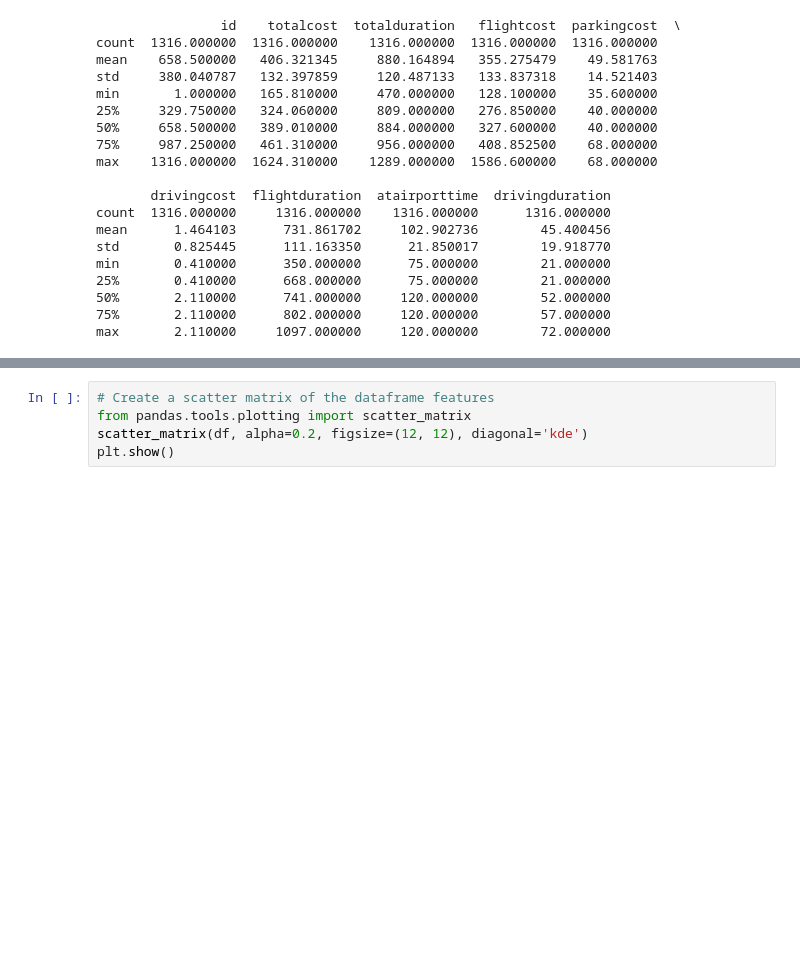
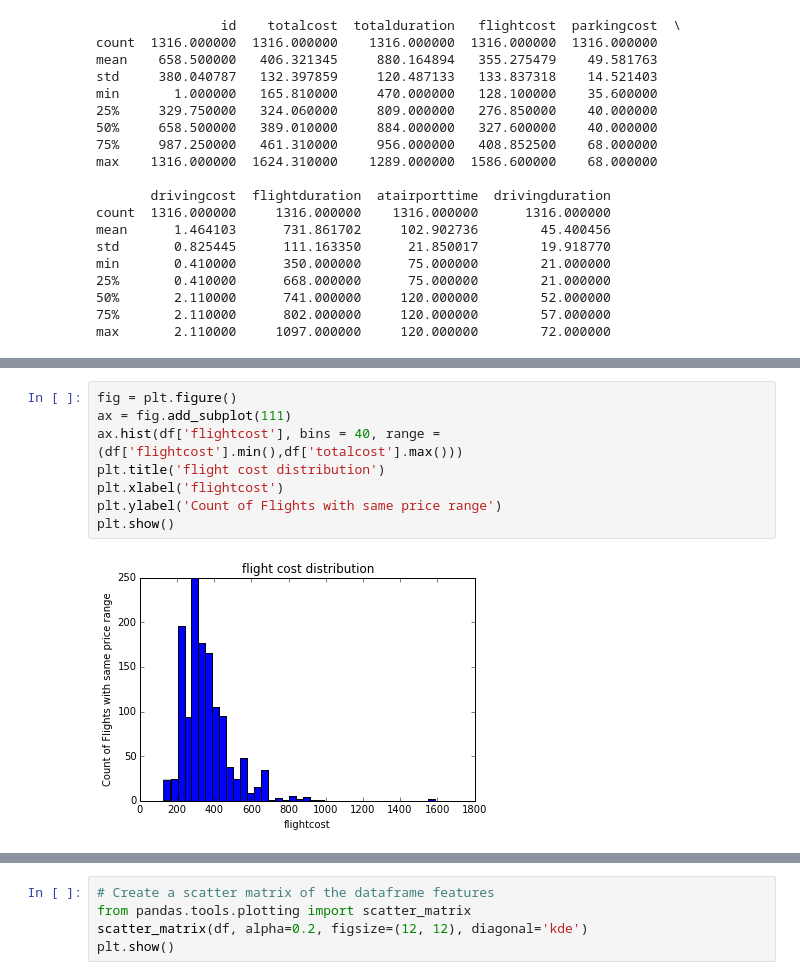
Before and after one commit to akatie/triptomizer, a Jupyter notebook: flightWithLowestCostFunction.ipynb, the cells around one changed output, grey strips where cells are left out. Drawn from its saved outputs; the diff is of its cells as text; blank space fills up the shorter version.

```diff
--- a/flightWithLowestCostFunction.ipynb
+++ b/flightWithLowestCostFunction.ipynb
@@ -89,0 +173,10 @@ Name: airport, dtype: int64
+# %%
+fig = plt.figure()
+ax = fig.add_subplot(111)
+ax.hist(df['flightcost'], bins = 40, range = (df['flightcost'].min(),df['totalcost'].max()))
+plt.title('flight cost distribution')
+plt.xlabel('flightcost')
+plt.ylabel('Count of Flights with same price range')
+plt.show()
+# %% [output]
+[figure, added]
```
Also changed, not shown: parts of 25 cells of this notebook, 3 other files.
